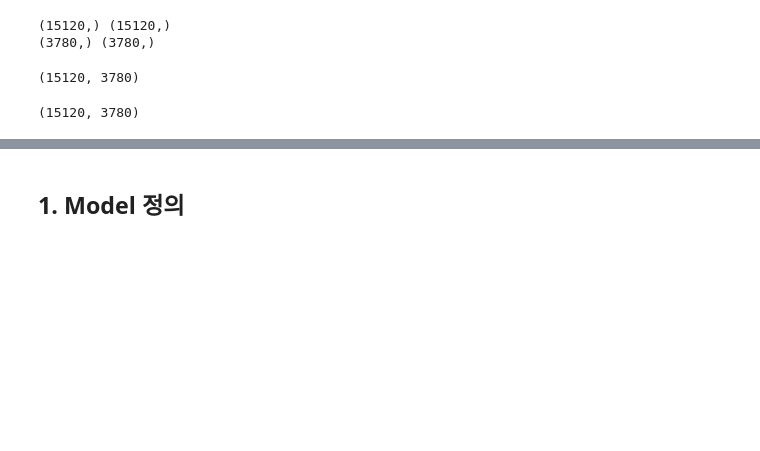
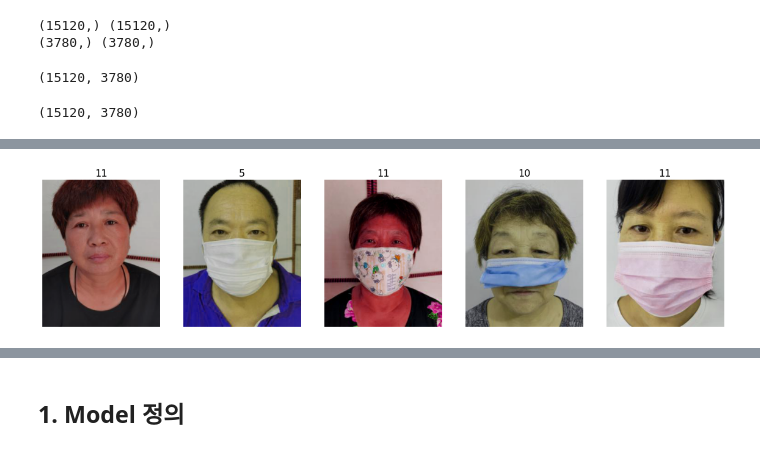
Before and after one commit to Junejae/level1-image-classification-level1-nlp-06, a Jupyter notebook: special_mission/hyunah/sample_submission.ipynb, the cells around one changed output, grey strips where cells are left out. Saved outputs shown, nothing was run; the diff lists cells and outputs as text; code cells hidden in the pictures; blank space fills up the shorter version.

```diff
--- a/special_mission/hyunah/sample_submission.ipynb
+++ b/special_mission/hyunah/sample_submission.ipynb
@@ -115,0 +119,5 @@ show_images(train_ds, [7, 80, 43, 2595, 15000], 1, 5)
+# %%
+# CenterCrop(300), ColorJitter(0.1, 0.1, 0.1, 0.1)
+show_images(train_ds, [7, 80, 43, 2595, 15000], 1, 5)
+# %% [output]
+[figure, added]
```
Also changed, not shown: parts of 10 cells of this notebook, 2 other files.
